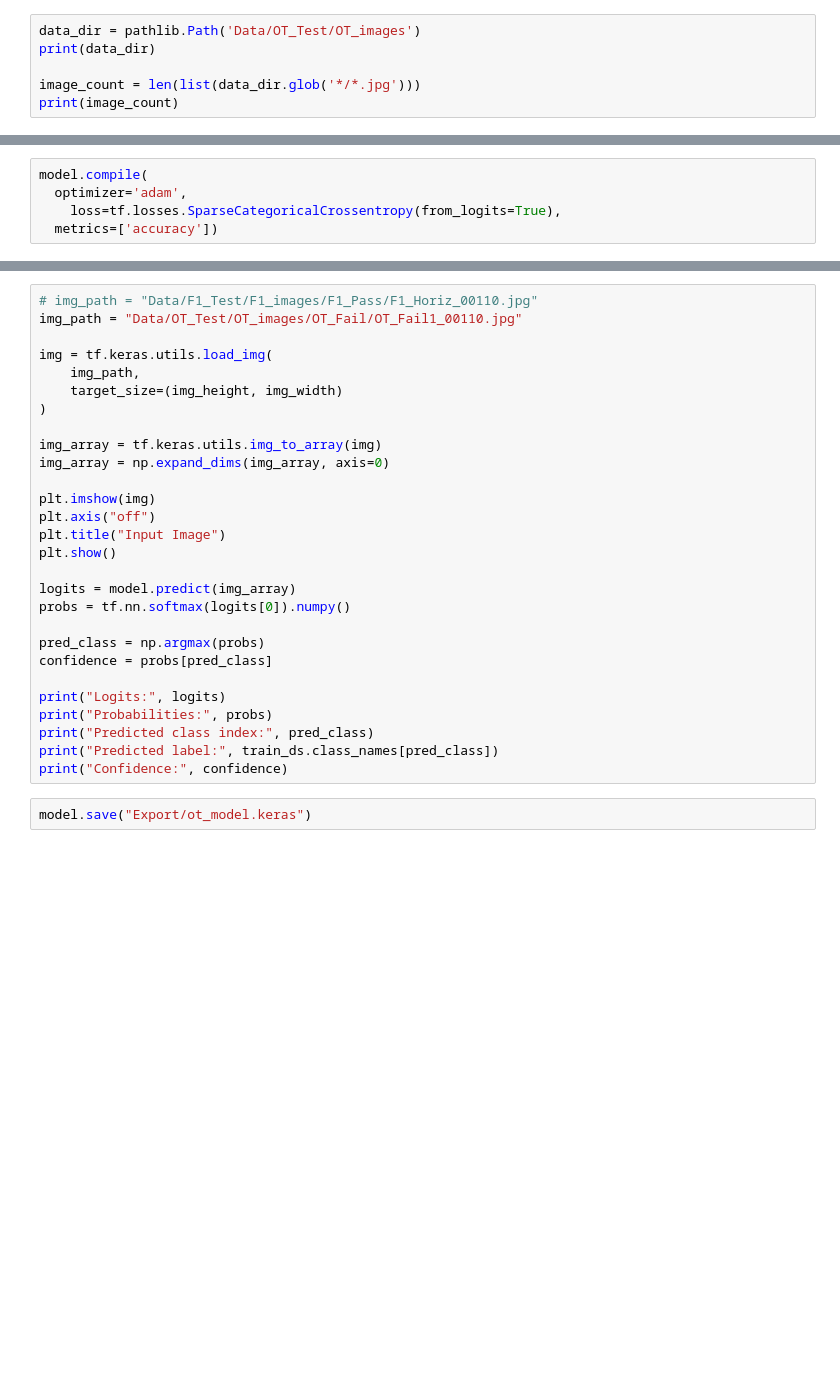
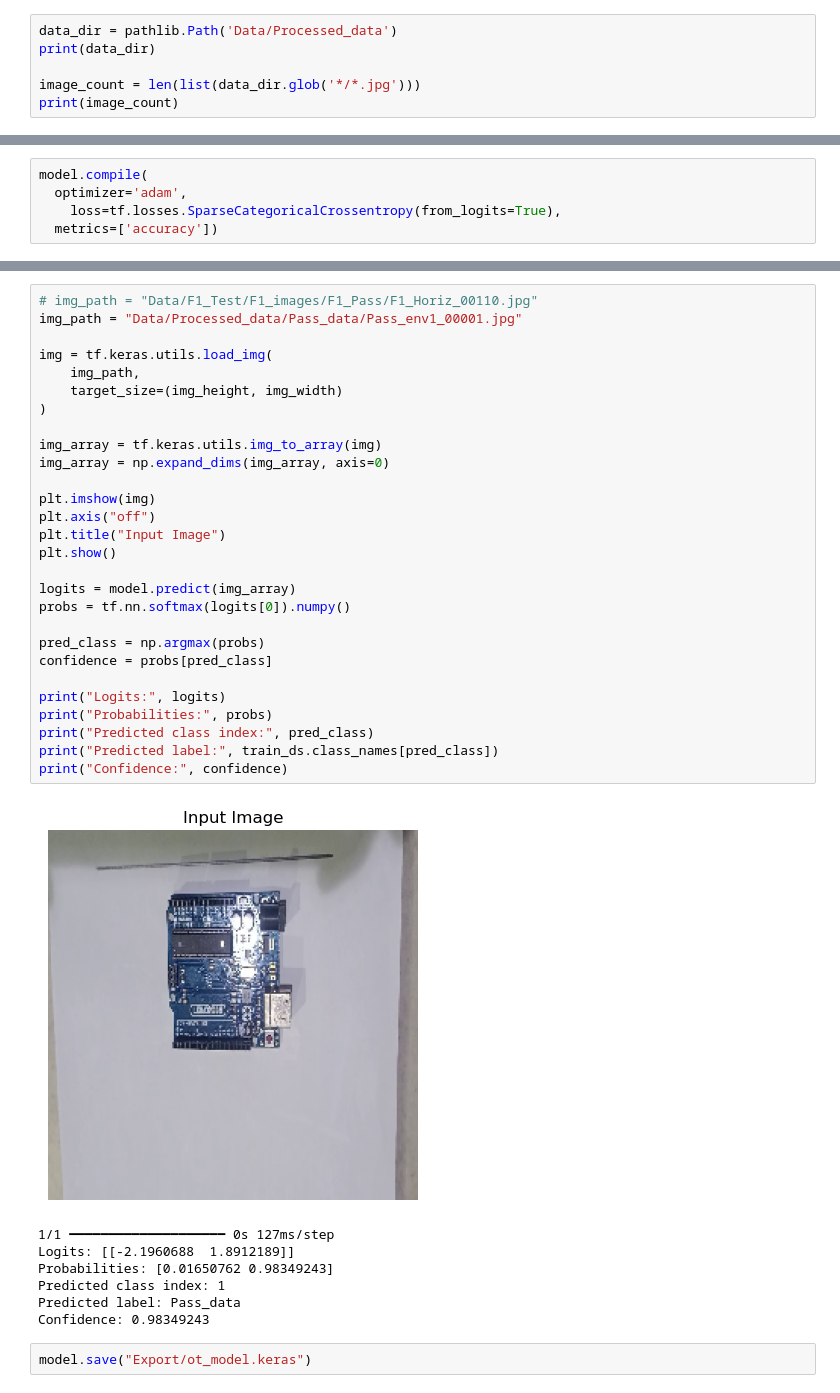
Before and after one commit to ArmaanMeh/PCB_orientation_detection, a Jupyter notebook: main_cnn.ipynb, the cells around one changed output, grey strips where cells are left out. Cells and saved outputs as stored; diff of their text form; blank space fills up the shorter version.

Commit message:
Added cnn model and solved path, dir errors.

```diff
--- a/main_cnn.ipynb
+++ b/main_cnn.ipynb
@@ -8,7 +8,7 @@ import pathlib
 import matplotlib.pyplot as plt
 import numpy as np
 # %%
-data_dir = pathlib.Path('Data/OT_Test/OT_images')
+data_dir = pathlib.Path('Data/Processed_data')
 print(data_dir)
 
 image_count = len(list(data_dir.glob('*/*.jpg')))
@@ -68,30 +112,38 @@ model.evaluate(
 # %%
 # img_path = "Data/F1_Test/F1_images/F1_Pass/F1_Horiz_00110.jpg"
-img_path = "Data/OT_Test/OT_images/OT_Fail/OT_Fail1_00110.jpg"
+img_path = "Data/Processed_data/Pass_data/Pass_env1_00001.jpg"
 
 img = tf.keras.utils.load_img(
     img_path,
     target_size=(img_height, img_width)
 )
 
 img_array = tf.keras.utils.img_to_array(img)
 img_array = np.expand_dims(img_array, axis=0)
 
 plt.imshow(img)
 plt.axis("off")
 plt.title("Input Image")
 plt.show()
 
 logits = model.predict(img_array)
 probs = tf.nn.softmax(logits[0]).numpy()
 
 pred_class = np.argmax(probs)
 confidence = probs[pred_class]
 
 print("Logits:", logits)
 print("Probabilities:", probs)
 print("Predicted class index:", pred_class)
 print("Predicted label:", train_ds.class_names[pred_class])
 print("Confidence:", confidence)
+# %% [output]
+[figure, added]
+1/1 ━━━━━━━━━━━━━━━━━━━━ 0s 127ms/step
+Logits: [[-2.1960688  1.8912189]]
+Probabilities: [0.01650762 0.98349243]
+Predicted class index: 1
+Predicted label: Pass_data
+Confidence: 0.98349243
 # %%
 model.save("Export/ot_model.keras")
```
Also changed, not shown: parts of 7 cells of this notebook.
